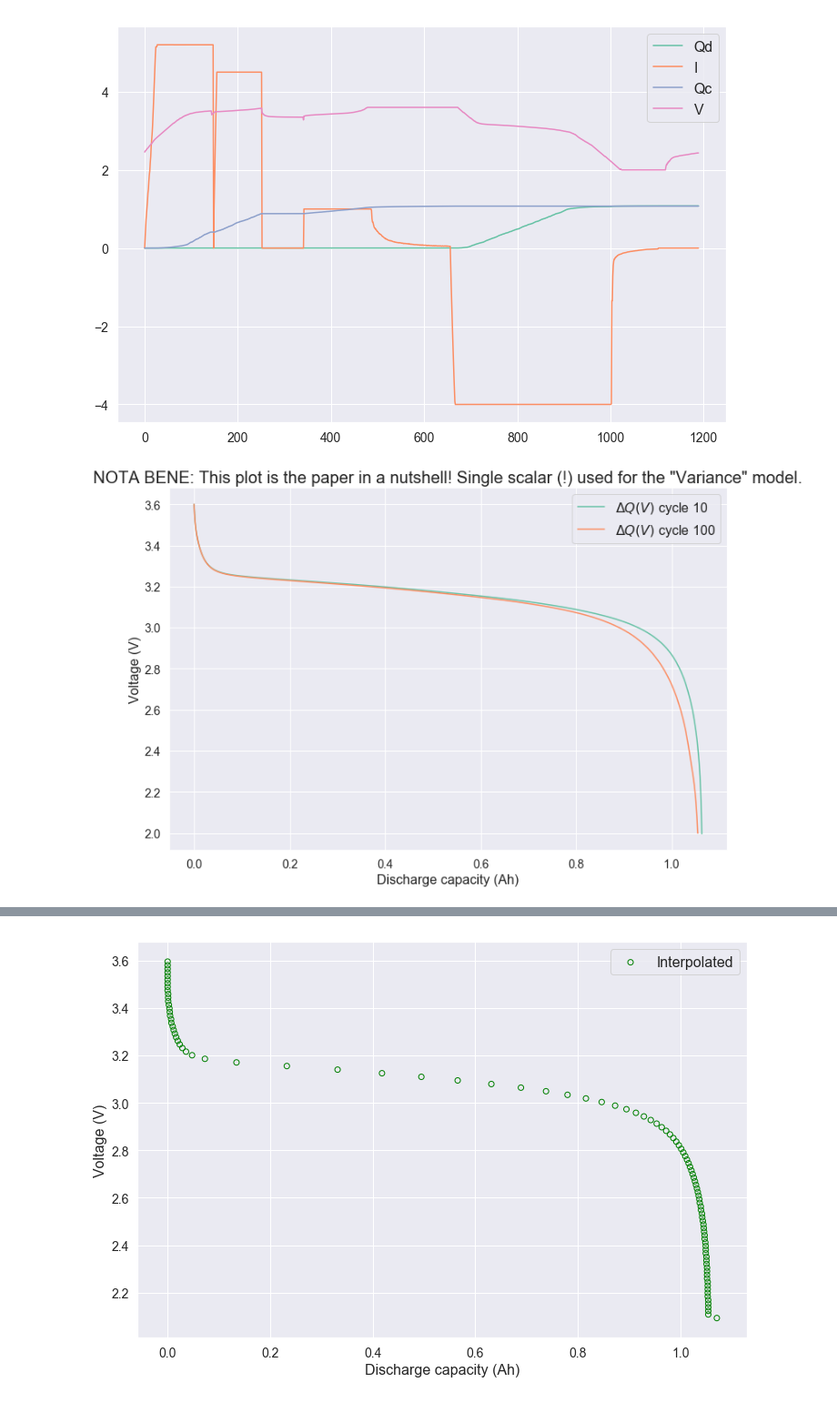
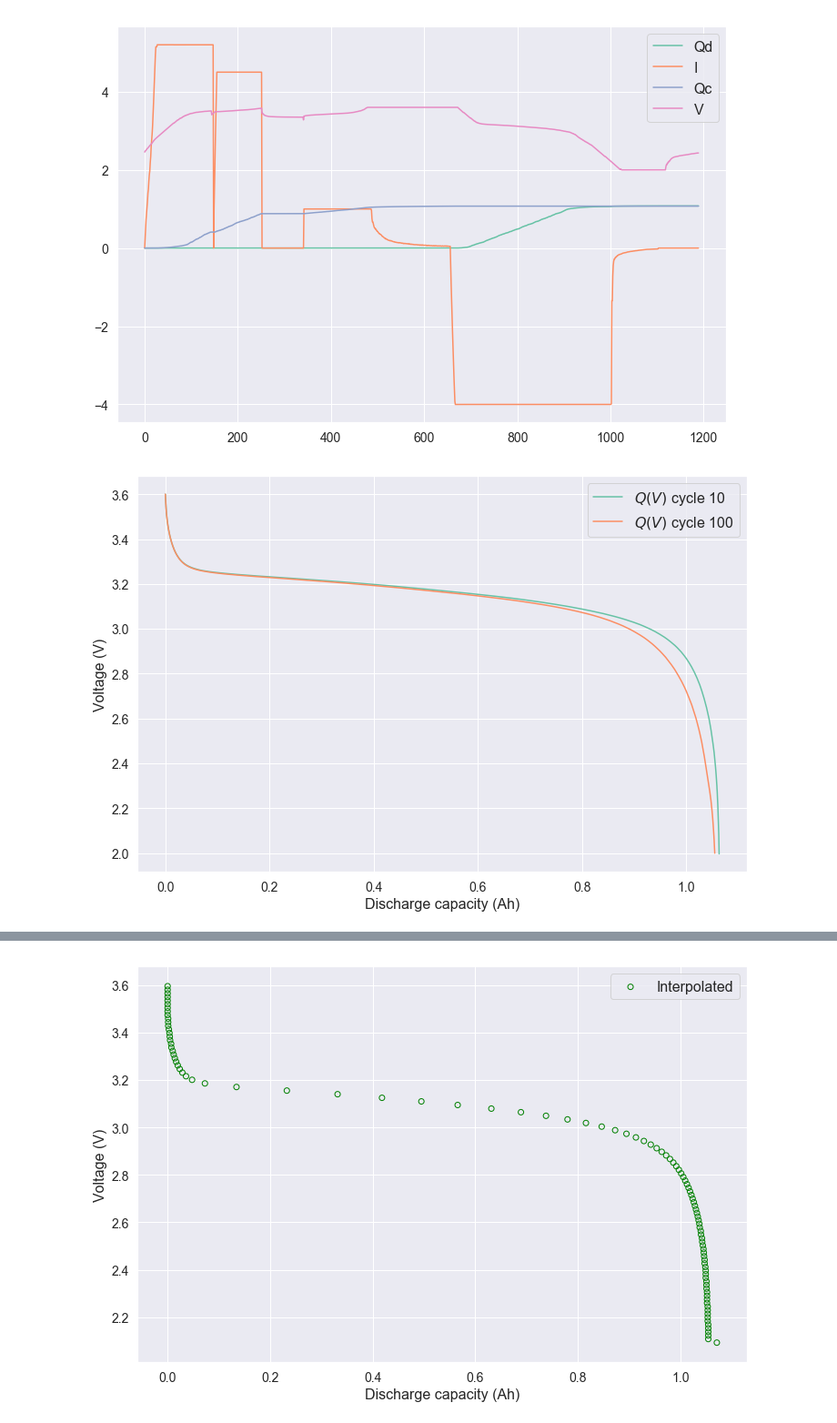
Before and after one commit to hwaxxer/nature-paper, a Jupyter notebook: Classification.ipynb, the cells around one changed output, grey strips where cells are left out. Shown at 91% size. Drawn from its saved outputs; the diff is of its cells as text; code cells hidden in the pictures.

Commit message:
Fix plots.

```diff
--- a/Classification.ipynb
+++ b/Classification.ipynb
@@ -169,14 +169,13 @@ def get_QV(cycle, num=1000):
 # %%
 for cycle in [10, 100]:
     qd, v = get_QV(cell['cycles'][str(cycle)])
-    plt.plot(qd, v, label='$\Delta Q(V)$ cycle {}'.format(cycle))
+    plt.plot(qd, v, label='$Q(V)$ cycle {}'.format(cycle))
     plt.xlabel('Discharge capacity (Ah)')
     plt.ylabel('Voltage (V)')
 plt.legend()
-plt.title('NOTA BENE: This plot is the paper in a nutshell! Single scalar (!) used for the "Variance" model.')
 plt.show()
 # %% [output]
-[figure, old version]
+[figure, new version]
 # %%
 cycle_lives = np.array([cell['cycle_life'] for cell in batches.values()]).ravel()
 
```
Also changed, not shown: parts of 11 cells of this notebook.
